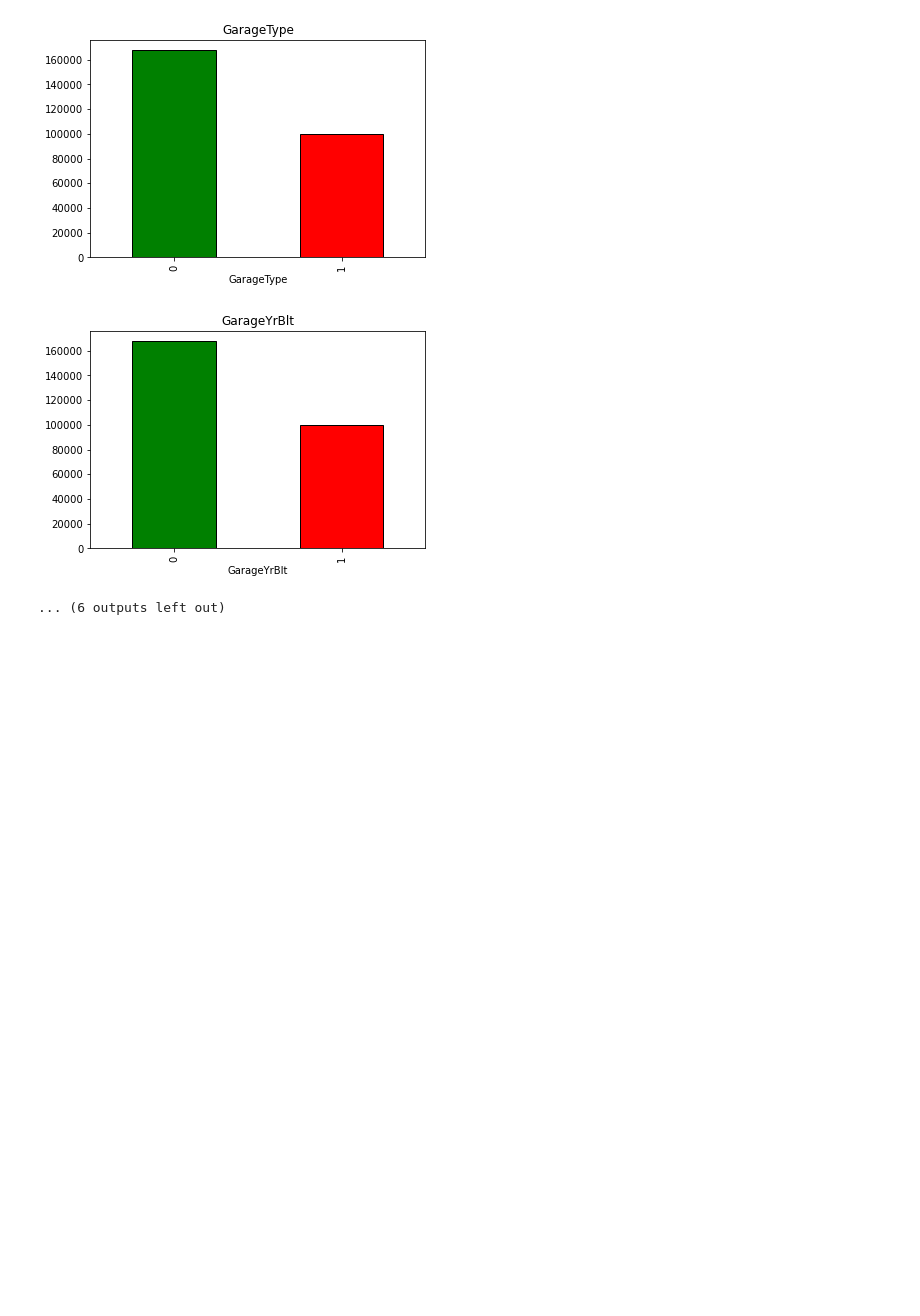
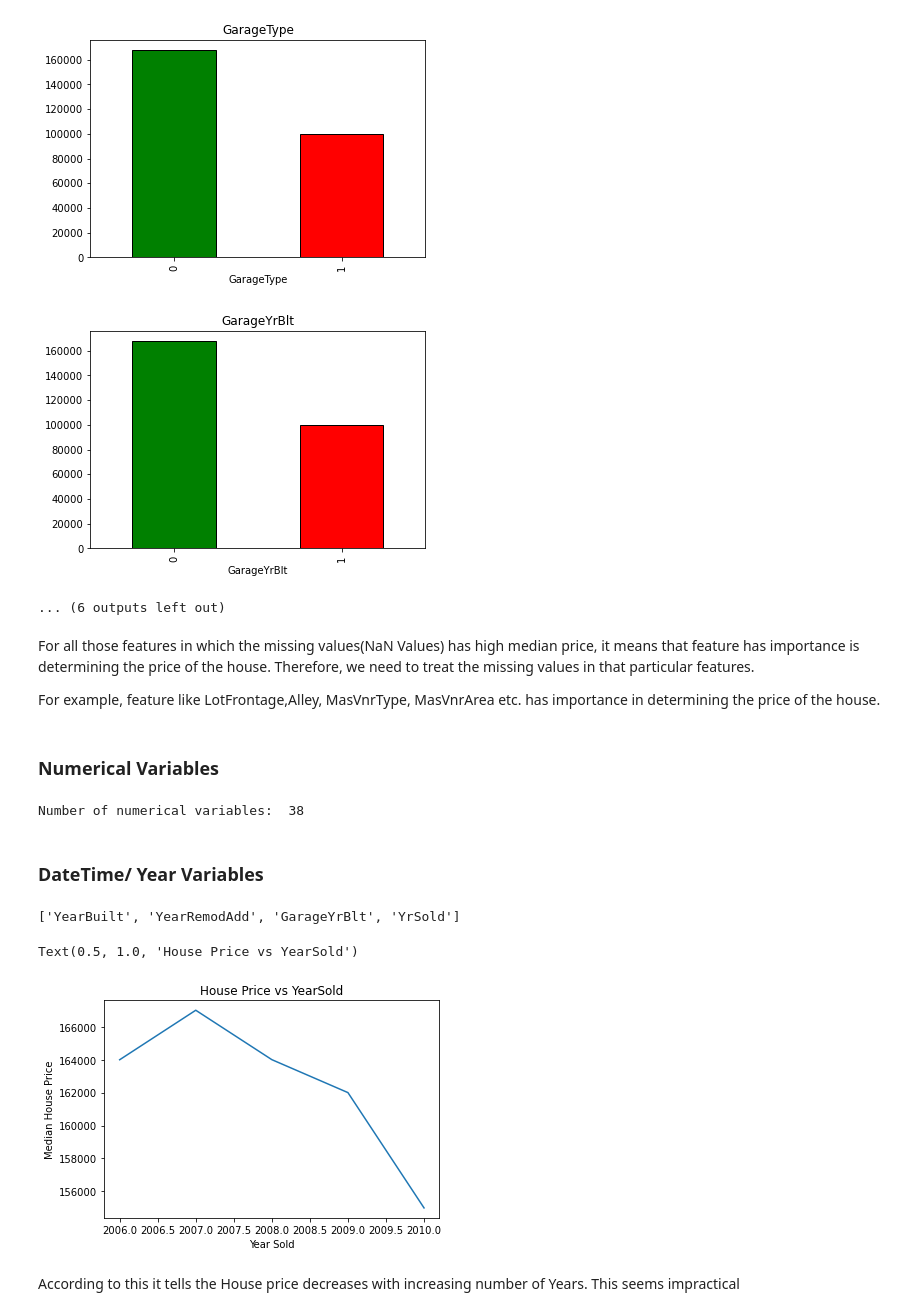
Before and after one commit to jasneekchugh/Machine-Learning-Projects, a Jupyter notebook: House Prices Prediction/HousePrice_DA.ipynb, the cells around one changed output. Cells and saved outputs as stored; diff of their text form; code cells hidden in the pictures; blank space fills up the shorter version.

```diff
--- a/House Prices Prediction/HousePrice_DA.ipynb
+++ b/House Prices Prediction/HousePrice_DA.ipynb
@@ -90,3 +90,37 @@ for feature in features_with_na:
 [figure]
 [figure]
 ... (6 outputs left out)
+# %% [markdown]
+For all those features in which the missing values(NaN Values) has high median price, it means that feature has importance is determining the price of the house. Therefore, we need to treat the missing values in that particular features.
+
+
+For example, feature like LotFrontage,Alley, MasVnrType, MasVnrArea etc. has importance in determining the price of the house.
+# %% [markdown]
+### Numerical Variables
+# %%
+#list of numerical variables in Train DataSet
+numerical_features = [feature for feature in train_data.columns if train_data[feature].dtypes != 'O']
+
+print('Number of numerical variables: ', len(numerical_features))
+# %% [output]
+Number of numerical variables:  38
+# %% [markdown]
+### DateTime/ Year Variables
+# %%
+#list of DateTime/Year variable in Train Data Set
+year_features=[feature for feature in numerical_features if 'Yr' in feature or 'Year' in feature]
+year_features
+# %% [output]
+['YearBuilt', 'YearRemodAdd', 'GarageYrBlt', 'YrSold']
+# %%
+#Checking whether there is a relation between year the house is sold and the sales price
+
+train_data.groupby('YrSold')['SalePrice'].median().plot()
+plt.xlabel('Year Sold')
+plt.ylabel('Median House Price')
+plt.title("House Price vs YearSold")
+# %% [output]
+Text(0.5, 1.0, 'House Price vs YearSold')
+[figure, added]
+# %% [markdown]
+According to this it tells the House price decreases with increasing number of Years. This seems impractical
```
Also changed, not shown: parts of 9 cells of this notebook.
